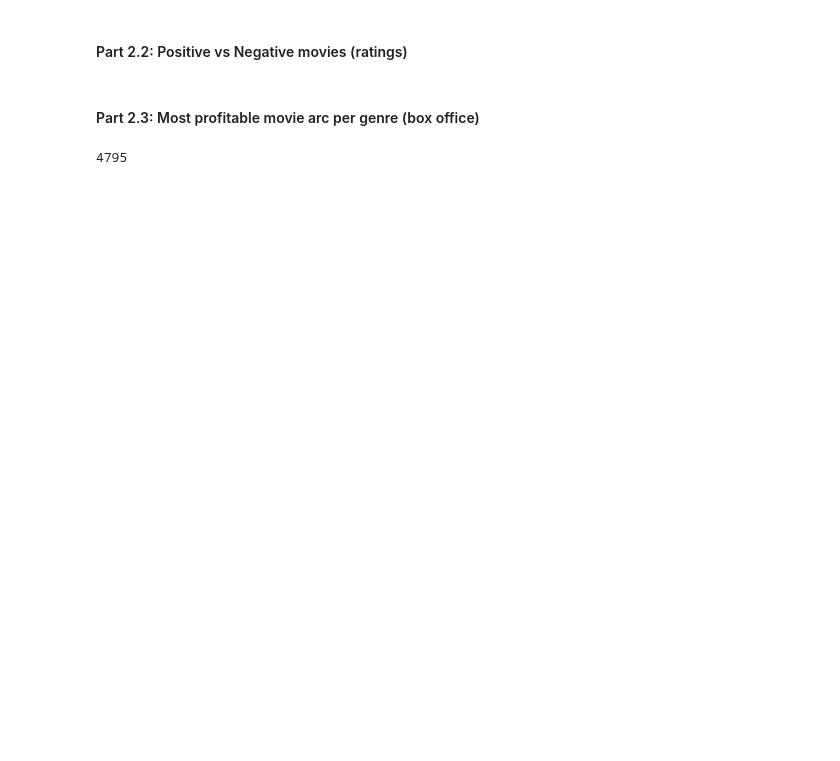
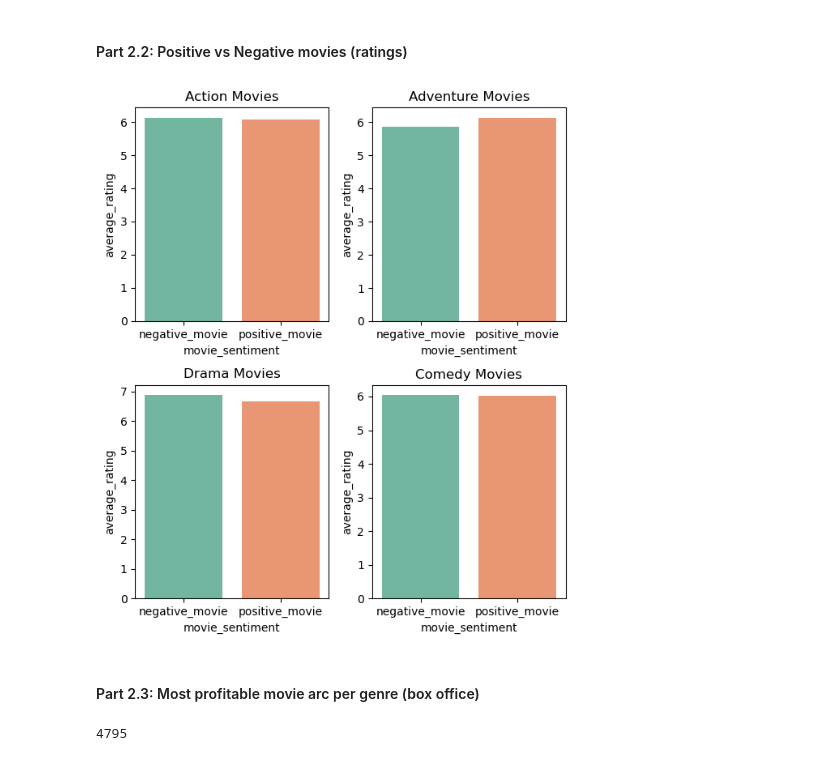
Before and after one commit to epfl-ada/ada-2022-project-runtimeterror, a Jupyter notebook: milestone2.ipynb, the cells around one changed output. Cells and saved outputs as stored; diff of their text form; code cells hidden in the pictures; blank space fills up the shorter version.

```diff
--- a/milestone2.ipynb
+++ b/milestone2.ipynb
@@ -485,5 +505,19 @@ for dataset in dataset_by_genre.keys():
 # %% [markdown]
 #### Part 2.2: Positive vs Negative movies (ratings)
+# %%
+ratings_pn_df = sentiments_df.copy()
+fig, axs = plt.subplots(2,2,figsize=(6, 7))
+for index, dataset in enumerate(ratings_pn_df.keys()):
+    ratings_pn_df[dataset] = ratings_pn_df[dataset][(ratings_pn_df[dataset]['movie_sentiment'] == "negative_movie") | (ratings_pn_df[dataset]['movie_sentiment'] == "positive_movie")]
+    ratings_pn_df[dataset] = ratings_pn_df[dataset][['id', 'movie_sentiment']].merge(ratings_genre_df[dataset][['id', 'average_rating', 'sum_of_vote']], left_on='id', right_on='id')
+    ratings_pn_df[dataset] = ratings_pn_df[dataset][ratings_pn_df[dataset]['sum_of_vote'] >= 100][['movie_sentiment', 'average_rating']].groupby('movie_sentiment').mean()
+    ratings_pn_df[dataset].reset_index(inplace=True)
+    sns.barplot(x="movie_sentiment", y="average_rating", data=ratings_pn_df[dataset], ax=axs[int(index/2),index%2], palette="Set2")
+    axs[int(index/2),index%2].set_title(dataset + " Movies")
+
+fig.tight_layout()
+# %% [output]
+[figure, added]
 # %% [markdown]
 #### Part 2.3: Most profitable movie arc per genre (box office)
 # %%
```
Also changed, not shown: parts of 10 cells of this notebook.
